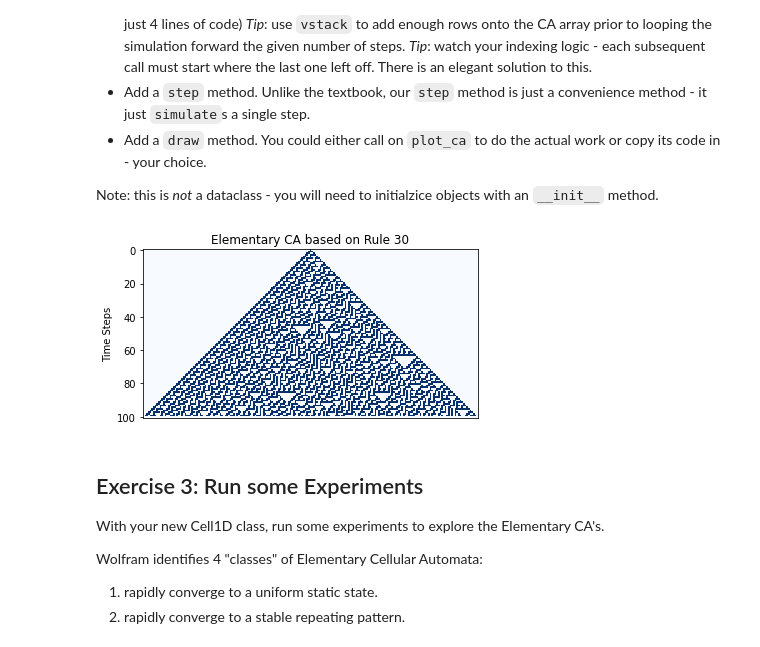
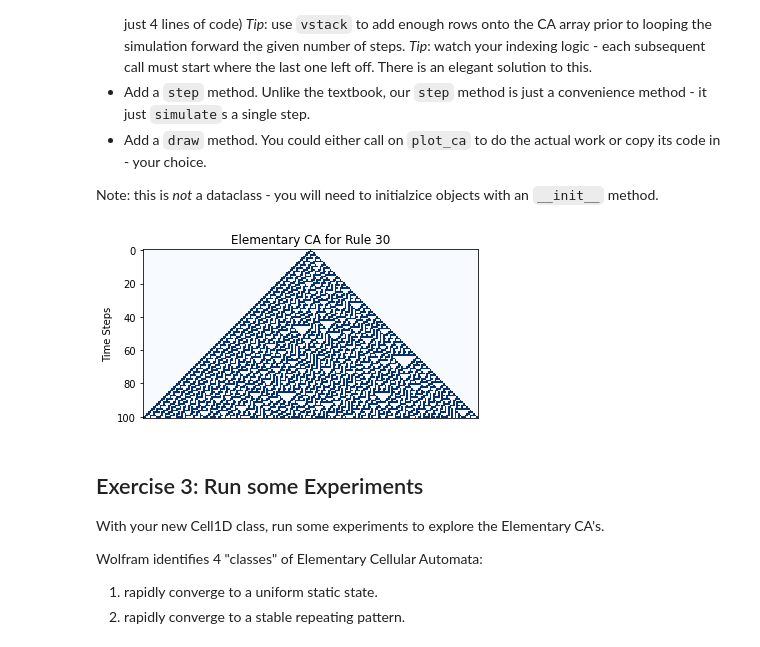
Before and after one commit to benchrisblair/cap-comp215, a Jupyter notebook: labs/lab05.ipynb, the cells around one changed output. Saved outputs shown, nothing was run; the diff lists cells and outputs as text; code cells hidden in the pictures.

```diff
--- a/labs/lab05.ipynb
+++ b/labs/lab05.ipynb
@@ -55,8 +55,8 @@ assert all( transition(np.array((0,0,1,1,1,0,0,0,1,1,0)), np.array(rule_110)) ==
 def get_lookup_table(rule_number):
     """
     Return the 8-bit transition vector for the given elementary CA rule number.
-    rule: int 0-255
-    returns: transition lookup table - a 8 element vector of 0s and 1s
+    rule_number: int 0-255
+    returns: transition lookup table - an 8 element vector of 0s and 1s
     """
     rule = np.array([rule_number], dtype=np.uint8)
     return np.unpackbits(rule)[::-1]
@@ -92,7 +92,7 @@ def plot_ca(array, title=''):
 
 
 rule_90 = get_lookup_table(90)
-ca_timesteps = simulate_ca(200, 100, rule_90)
-plt.subplots(figsize=(8, 4))
+ca_timesteps = simulate_ca(201, 100, rule_90)
+plt.subplots(figsize=(16, 8))
 plot_ca(ca_timesteps)
 # %% [output]
@@ -148,55 +149,44 @@ The goal here is to improve on the design of that class, so it might be better t
 Note: this is *not* a dataclass - you will need to initialzice objects with an `__init__` method.
 # %%
 # Solution for Ex. 2 here...
+# This code re-uses many of the functions defined in CA Fundamentals above
+# as well as a few snippets that Joseph shared in class.
 
 class Cell1D:
     """ Represents an elementary 1D CA. """
     def __init__(self, start_state, rule_num):
         """ Construct CA with given start_state vector and Wolfram rule number. """
         self.start_state = start_state
-        self.timesteps = np.vstack([start_state, ])
+        self.timesteps = np.array([start_state])
         self.rule_num = rule_num
         self.rule = get_lookup_table(rule_num)
 
     def simulate(self, n_steps):
         """ Simulate this CA forward the given number of time steps. """
-        self.timesteps = np.vstack([self.timesteps, np.zeros((n_steps, len(self.start_state)), dtype=np.uint8)])
-        for t in range(1, n_steps):
+        next_step = self.timesteps.shape[0]  # Get the next step to compute
+        n_cells = self.timesteps.shape[1]    # Get the number of cells
+
+        empty_stack = np.zeros((n_steps, n_cells), dtype=np.uint8)  # Create an np.array of 0s with n_steps rows and n_cells columns
+        self.timesteps = np.vstack([self.timesteps, empty_stack])   # Add the empty_stack to the CA
+
+        for t in range(next_step, next_step+n_steps):  # Start at the next step instead of always starting at 1
             self.timesteps[t] = transition(self.timesteps[t-1], self.rule)
         return self.timesteps
 
-    # def simulate(self, n_steps):
-    #     """ Simulate this CA forward the given number of time steps. """
-    #     step = self.timesteps.shape[0]
-    #     n_cells = self.timesteps.shape[1]
-
-    #     empty = np.zeros((n_steps, n_cells), dtype=np.unit8)
-    #     self.timesteps = np.vstack([self.timesteps, empty])
-
-    #     for t in range(1, n_steps): # BUG: Always starts at 1 --> start at step, end at step+n_steps
-    #         self.timesteps[t] = transition(self.timesteps[t-1], self.rule)
-
     def step(self):
-        """ Step the simulation 1 step forward. """
-        self.timesteps = np.vstack([self.timesteps, transition(self.timesteps[-1], self.rule)])
+        """ Move the simulation 1 step forward. """
+        self.simulate(1)
         return self.timesteps
-
-    # def step(self):
-    #     """ Step the simulation 1 step forward. """
-    #     self.simulate(1)
 
     def draw(self):
         """ Plot a visualization of the CA simulation. """
-        plt.title(f'Elementary CA based on Rule {self.rule_num}')
-        plt.xticks([])  # turn off x-axis tick marks
-        plt.ylabel('Time Steps')  # label y-axis to remind us time runs from top to bottom
-        plt.imshow(self.timesteps, cmap='Blues', interpolation='none')
+        plot_ca(self.timesteps, f'Elementary CA for Rule {self.rule_num}')
 
 test_ca = Cell1D(single_centre_array(201), 30)
 test_ca.simulate(100)
 test_ca.draw()
 # %% [output]
-[figure, old version]
+[figure, new version]
 # %% [markdown]
 ## Exercise 3: Run some Experiments
 With your new Cell1D class, run some experiments to explore the Elementary CA's.
```
Also changed, not shown: parts of 6 cells of this notebook.
